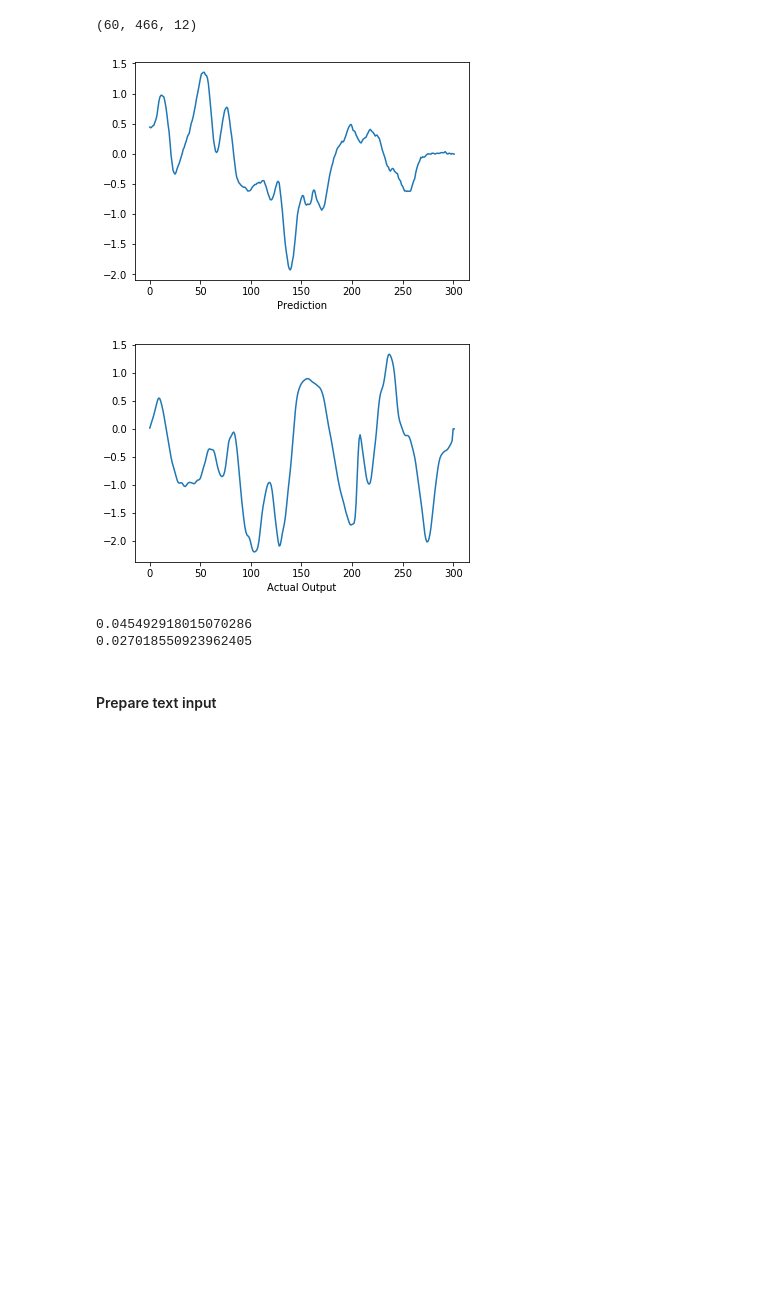
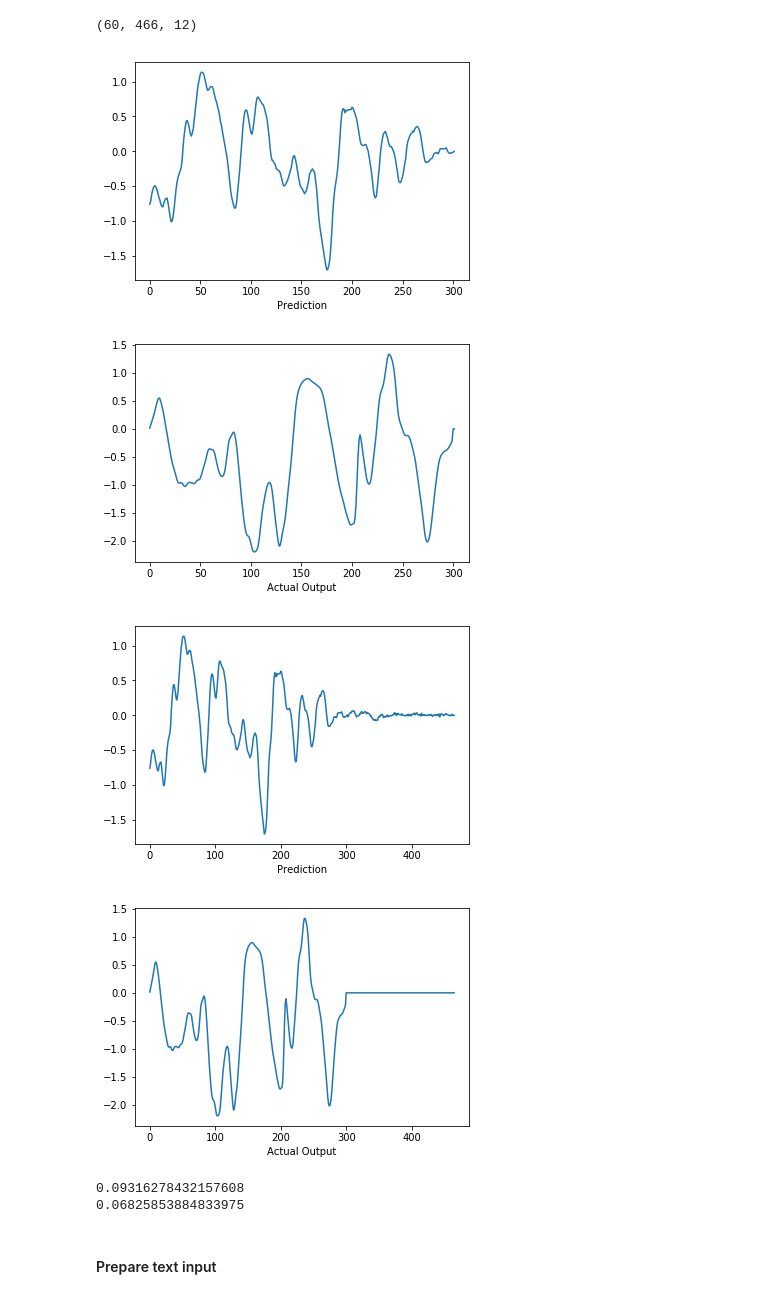
Before and after one commit to shivam13juna/Tacotron2_AAI, a Jupyter notebook: inference.ipynb, the cells around one changed output. Cells and saved outputs as stored; diff of their text form; code cells hidden in the pictures; blank space fills up the shorter version.

```diff
--- a/inference.ipynb
+++ b/inference.ipynb
@@ -41,7 +41,7 @@ hparams.sampling_rate = 22050
 # %% [markdown]
 #### Load model from checkpoint
 # %%
-checkpoint_path = "checkpoints/checkpoint_705000"
+checkpoint_path = "checkpoints/checkpoint_275000"
 model = load_model(hparams)
 model.load_state_dict(torch.load(checkpoint_path)['state_dict'])
 _ = model.eval()
@@ -105,25 +105,36 @@ for i in test_ema_len:
 # %%
 noo, point= 8, 11
 
 plt.plot(output[noo,:check[noo],point])
 plt.xlabel('Prediction')
 plt.show()
 
 
 
 plt.plot(test_ema[noo,:check[noo],point])
 plt.xlabel('Actual Output')
 plt.show()
 
+plt.plot(output[noo,:,point])
+plt.xlabel('Prediction')
+plt.show()
+
+
+
+plt.plot(test_ema[noo,:,point])
+plt.xlabel('Actual Output')
+plt.show()
 
 
 
 
 
 # print(pearsonr(test_ema[noo,:,11],translation[noo,:,11])[0])
 # %% [output]
-[figure, old version]
+[figure, new version]
 [figure]
+[figure, added]
+[figure, added]
 # %%
 count=0
 avg=0.0
@@ -146,8 +157,8 @@ avg=float(avg/count)
 
 print(avg)
 # %% [output]
-0.045492918015070286
-0.027018550923962405
+0.09316278432157608
+0.06825853884833975
 # %% [markdown]
 #### Prepare text input
 # %%
```
Also changed, not shown: parts of 4 cells of this notebook, 2 other files.
